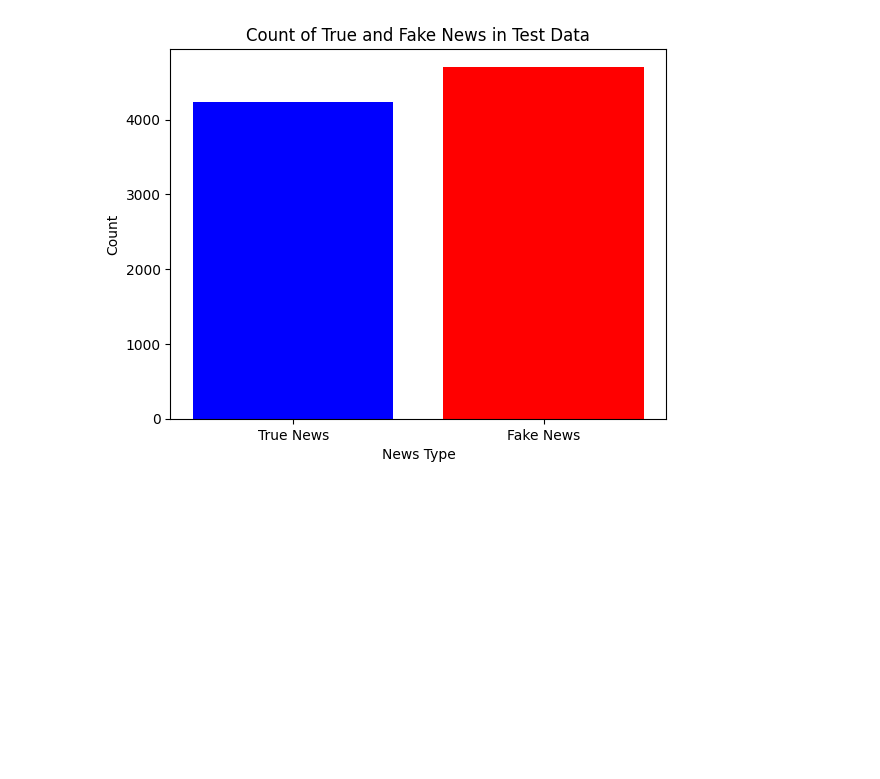
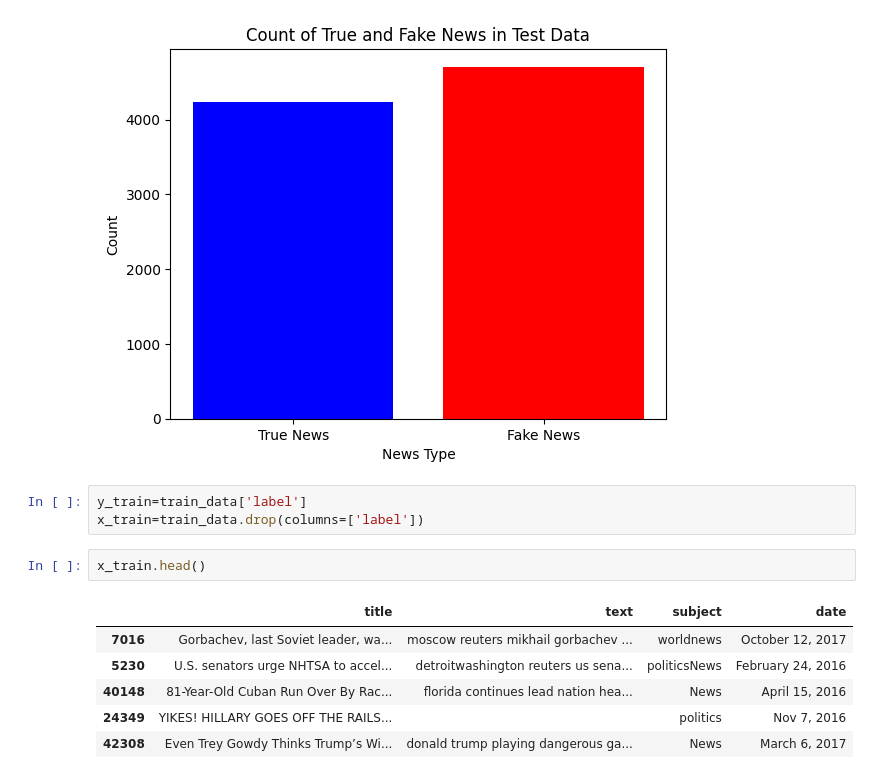
Before and after one commit to HuangT1ng/Fake-News-Prediction, a Jupyter notebook: Fake news predictor.ipynb, the cells around one changed output. Saved outputs shown, nothing was run; the diff lists cells and outputs as text; blank space fills up the shorter version.

```diff
--- a/Fake news predictor.ipynb
+++ b/Fake news predictor.ipynb
@@ -329,3 +335,15 @@ plt.show()
 Number of true news in test data: 4232
 Number of fake news in test data: 4706
 [figure]
+# %%
+y_train=train_data['label']
+x_train=train_data.drop(columns=['label'])
+# %%
+x_train.head()
+# %% [output]
+|  | title | text | subject | date |
+| 7016 | Gorbachev, last Soviet leader, wa... | moscow reuters mikhail gorbachev ... | worldnews | October 12, 2017 |
+| 5230 | U.S. senators urge NHTSA to accel... | detroitwashington reuters us sena... | politicsNews | February 24, 2016 |
+| 40148 | 81-Year-Old Cuban Run Over By Rac... | florida continues lead nation hea... | News | April 15, 2016 |
+| 24349 | YIKES! HILLARY GOES OFF THE RAILS... |  | politics | Nov 7, 2016 |
+| 42308 | Even Trey Gowdy Thinks Trump’s Wi... | donald trump playing dangerous ga... | News | March 6, 2017 |
```
Also changed, not shown: parts of 9 cells of this notebook, 1 other file.
